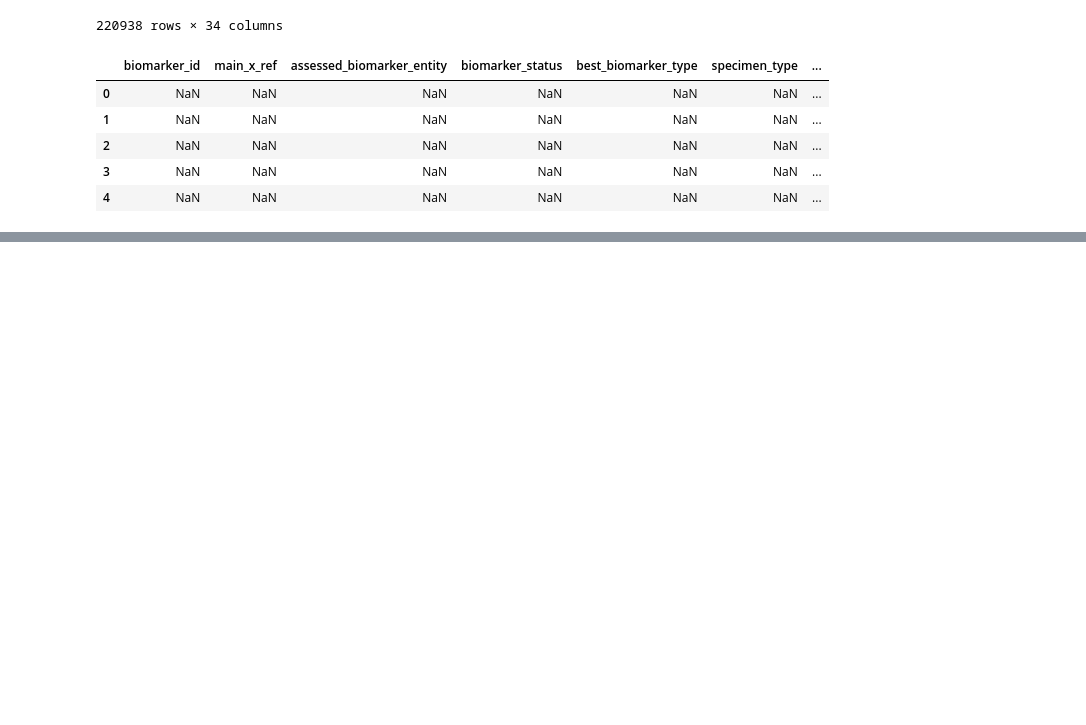
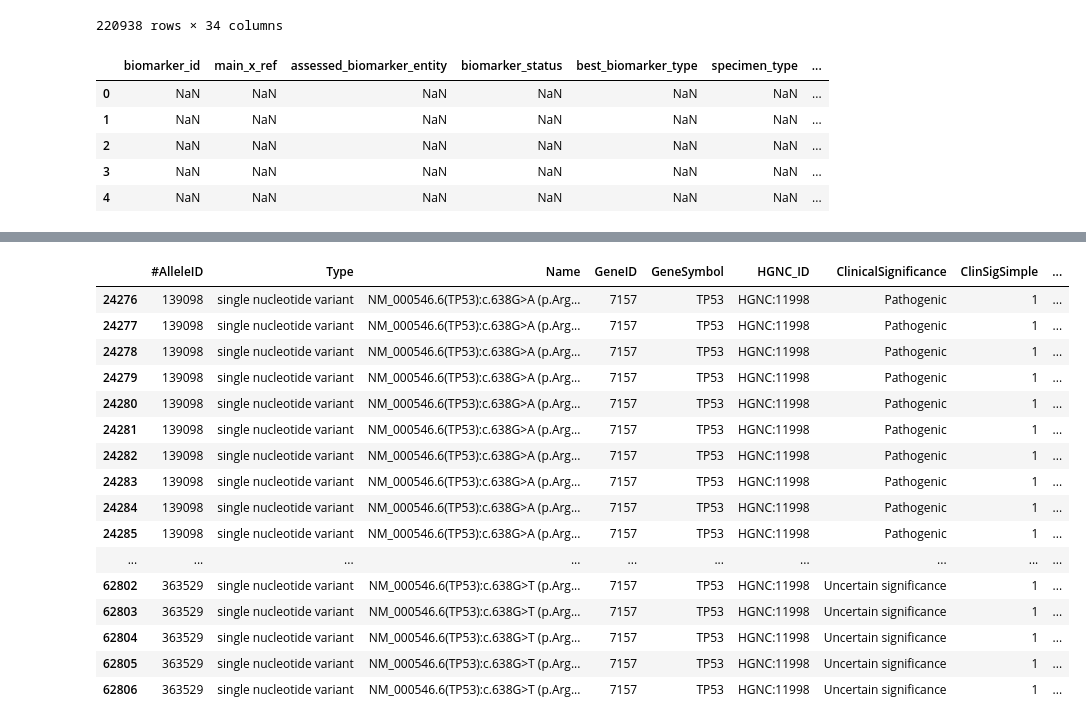
Before and after one commit to clinical-biomarkers/biomarker-partnership, a Jupyter notebook: src/clinvar.ipynb, the cells around one changed output, grey strips where cells are left out. Saved outputs shown, nothing was run; the diff lists cells and outputs as text; code cells hidden in the pictures; blank space fills up the shorter version.

```diff
--- a/src/clinvar.ipynb
+++ b/src/clinvar.ipynb
@@ -125,5 +128,8 @@ helper.map_uniprot()
 helper.map_loinc()
 helper.map_uberon()
 helper.map_doid()
+mutation_map = variant_df.set_index('RS# (dbSNP)')['Name'].to_dict()
+variant_map = variant_df.set_index('RS# (dbSNP)')['VariationID'].to_dict()
+helper.map_mutations(mutation_map = mutation_map, variant_map = variant_map)
 helper.biomarker_df
 # %% [output]
@@ -130,0 +152,20 @@ KeyboardInterrupt:
+# %%
+variant_df[variant_df['RS# (dbSNP)'] == 587778720.0]
+# %% [output]
+|  | #AlleleID | Type | Name | GeneID | GeneSymbol | HGNC_ID | ClinicalSignificance | ClinSigSimple | ... |
+| 24276 | 139098 | single nucleotide variant | NM_000546.6(TP53):c.638G>A (p.Arg... | 7157 | TP53 | HGNC:11998 | Pathogenic | 1 | ... |
+| 24277 | 139098 | single nucleotide variant | NM_000546.6(TP53):c.638G>A (p.Arg... | 7157 | TP53 | HGNC:11998 | Pathogenic | 1 | ... |
+| 24278 | 139098 | single nucleotide variant | NM_000546.6(TP53):c.638G>A (p.Arg... | 7157 | TP53 | HGNC:11998 | Pathogenic | 1 | ... |
+| 24279 | 139098 | single nucleotide variant | NM_000546.6(TP53):c.638G>A (p.Arg... | 7157 | TP53 | HGNC:11998 | Pathogenic | 1 | ... |
+| 24280 | 139098 | single nucleotide variant | NM_000546.6(TP53):c.638G>A (p.Arg... | 7157 | TP53 | HGNC:11998 | Pathogenic | 1 | ... |
+| 24281 | 139098 | single nucleotide variant | NM_000546.6(TP53):c.638G>A (p.Arg... | 7157 | TP53 | HGNC:11998 | Pathogenic | 1 | ... |
+| 24282 | 139098 | single nucleotide variant | NM_000546.6(TP53):c.638G>A (p.Arg... | 7157 | TP53 | HGNC:11998 | Pathogenic | 1 | ... |
+| 24283 | 139098 | single nucleotide variant | NM_000546.6(TP53):c.638G>A (p.Arg... | 7157 | TP53 | HGNC:11998 | Pathogenic | 1 | ... |
+| 24284 | 139098 | single nucleotide variant | NM_000546.6(TP53):c.638G>A (p.Arg... | 7157 | TP53 | HGNC:11998 | Pathogenic | 1 | ... |
+| 24285 | 139098 | single nucleotide variant | NM_000546.6(TP53):c.638G>A (p.Arg... | 7157 | TP53 | HGNC:11998 | Pathogenic | 1 | ... |
+| ... | ... | ... | ... | ... | ... | ... | ... | ... | ... |
+| 62802 | 363529 | single nucleotide variant | NM_000546.6(TP53):c.638G>T (p.Arg... | 7157 | TP53 | HGNC:11998 | Uncertain significance | 1 | ... |
+| 62803 | 363529 | single nucleotide variant | NM_000546.6(TP53):c.638G>T (p.Arg... | 7157 | TP53 | HGNC:11998 | Uncertain significance | 1 | ... |
+| 62804 | 363529 | single nucleotide variant | NM_000546.6(TP53):c.638G>T (p.Arg... | 7157 | TP53 | HGNC:11998 | Uncertain significance | 1 | ... |
+| 62805 | 363529 | single nucleotide variant | NM_000546.6(TP53):c.638G>T (p.Arg... | 7157 | TP53 | HGNC:11998 | Uncertain significance | 1 | ... |
+| 62806 | 363529 | single nucleotide variant | NM_000546.6(TP53):c.638G>T (p.Arg... | 7157 | TP53 | HGNC:11998 | Uncertain significance | 1 | ... |
```
Also changed, not shown: parts of 6 cells of this notebook, 1 other file.
